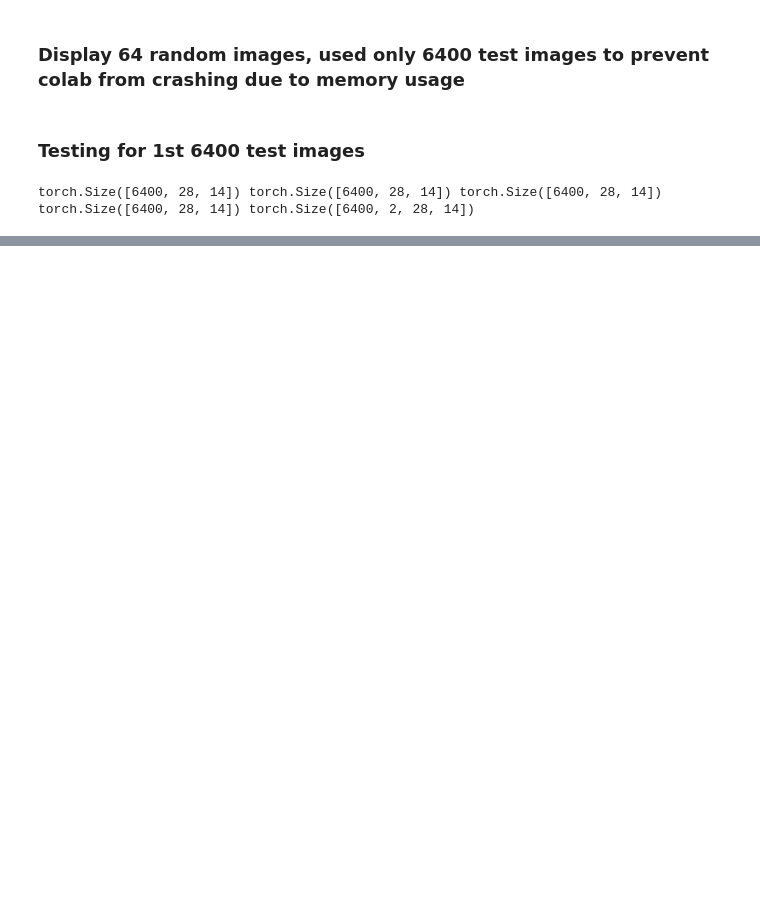
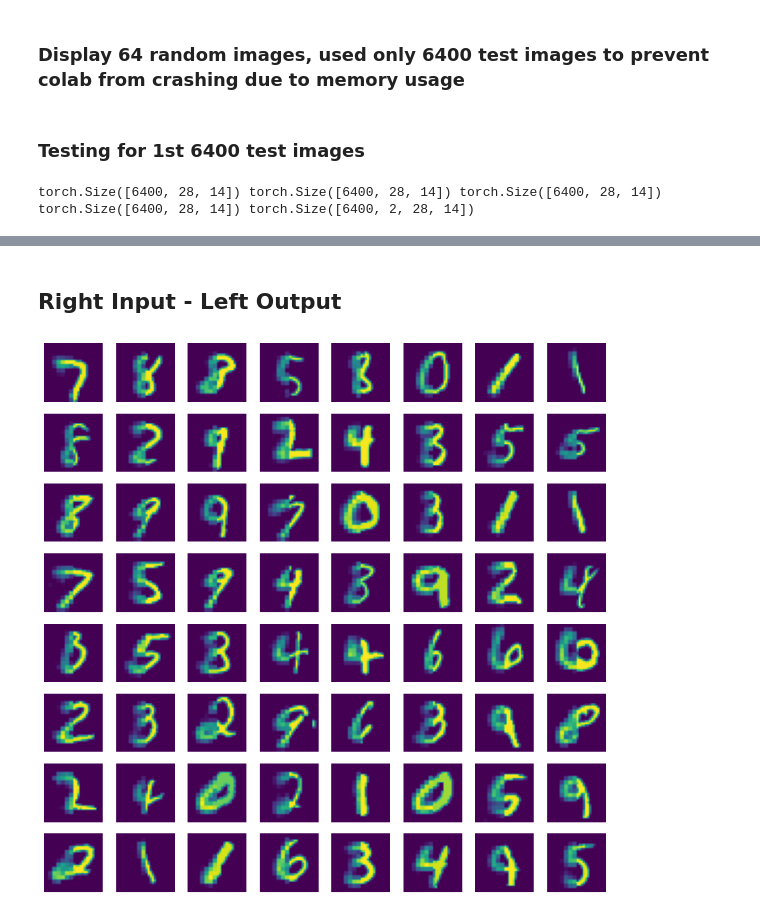
Before and after one commit to prashantdukecyfi/SMAI-CorMCNN-Project, a Jupyter notebook: SMAI_PROJECT_FINAL.ipynb, the cells around one changed output, grey strips where cells are left out. Saved outputs shown, nothing was run; the diff lists cells and outputs as text; code cells hidden in the pictures; blank space fills up the shorter version.

```diff
--- a/SMAI_PROJECT_FINAL.ipynb
+++ b/SMAI_PROJECT_FINAL.ipynb
@@ -306,0 +312,9 @@ show_sample_reconstructions(RIGHT1.cpu().detach().numpy(), ACTUAL)
+# %% [markdown]
+## Right Input - Left Output
+# %%
+ACTUAL = actual.cpu().detach().numpy()
+ACTUAL = ACTUAL[:,1,:,:]
+ACTUAL = ACTUAL.squeeze()
+show_sample_reconstructions(LEFT2.cpu().detach().numpy(), ACTUAL, 1)
+# %% [output]
+[figure, added]
```
Also changed, not shown: parts of 21 cells of this notebook.
